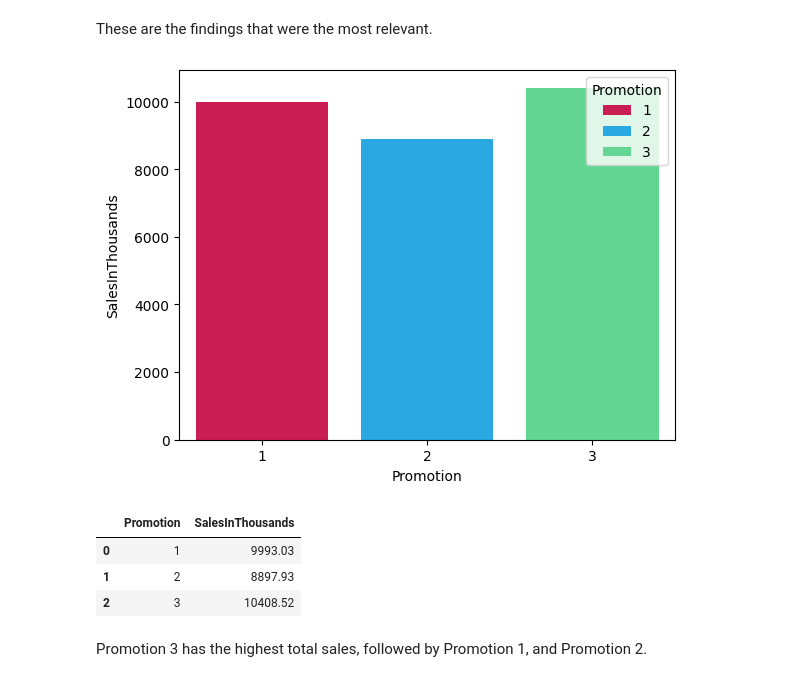
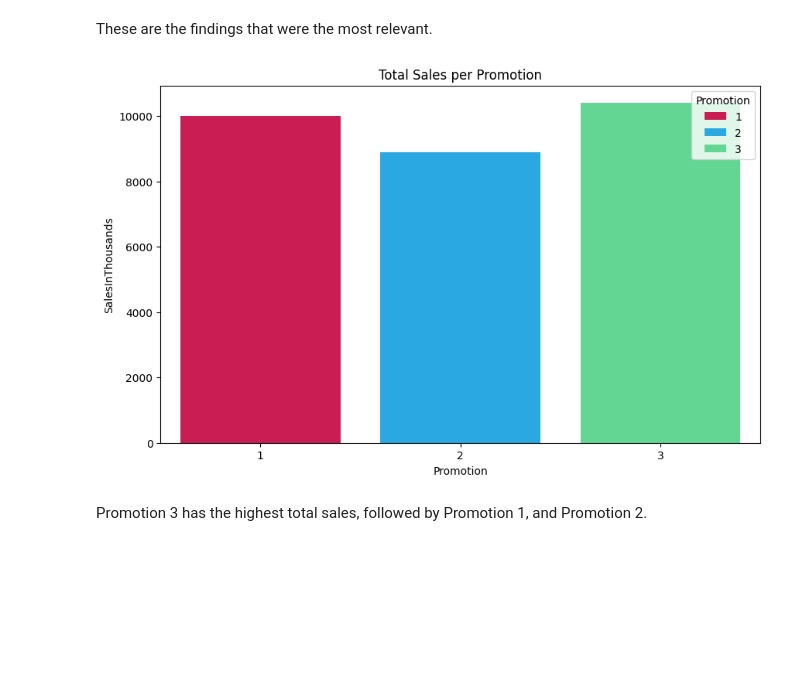
Before and after one commit to cole-mengelberg/Fast_Food_A-B, a Jupyter notebook: main.ipynb, the cells around one changed output. Saved outputs shown, nothing was run; the diff lists cells and outputs as text; code cells hidden in the pictures; blank space fills up the shorter version.

Commit message:
fix the texts and add title to plots on main.ipynb

```diff
--- a/main.ipynb
+++ b/main.ipynb
@@ -22,17 +22,12 @@ These are the findings that were the most relevant.
 # %%
 colors = ["#e60049", "#0bb4ff", "#50e991"]
 # %%
+plt.figure(figsize=(10, 6))
 sales_sum = fast_food_df.groupby('Promotion')['SalesInThousands'].sum().reset_index()
 sns.barplot(x='Promotion', y='SalesInThousands', data=sales_sum, hue='Promotion', palette=colors)
+plt.title('Total Sales per Promotion')
 plt.show()
 # %% [output]
-[figure, old version]
+[figure, new version]
-# %%
-sales_sum 10,200.775
-# %% [output]
-|  | Promotion | SalesInThousands |
-| 0 | 1 | 9993.03 |
-| 1 | 2 | 8897.93 |
-| 2 | 3 | 10408.52 |
 # %% [markdown]
 Promotion 3 has the highest total sales, followed by Promotion 1, and Promotion 2.
```
Also changed, not shown: parts of 4 cells of this notebook.
